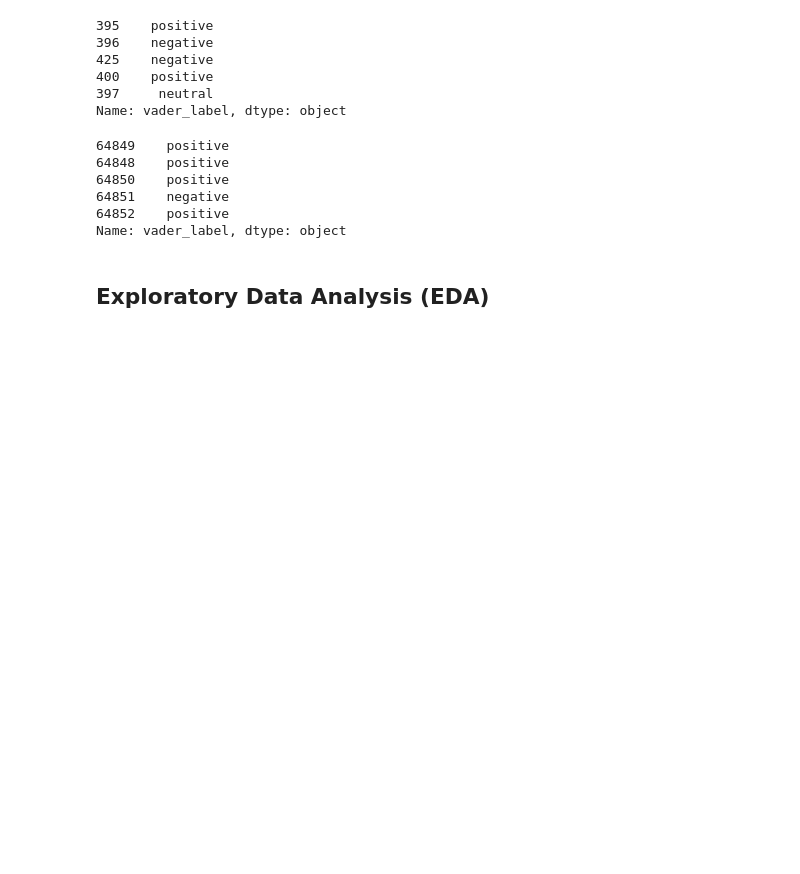
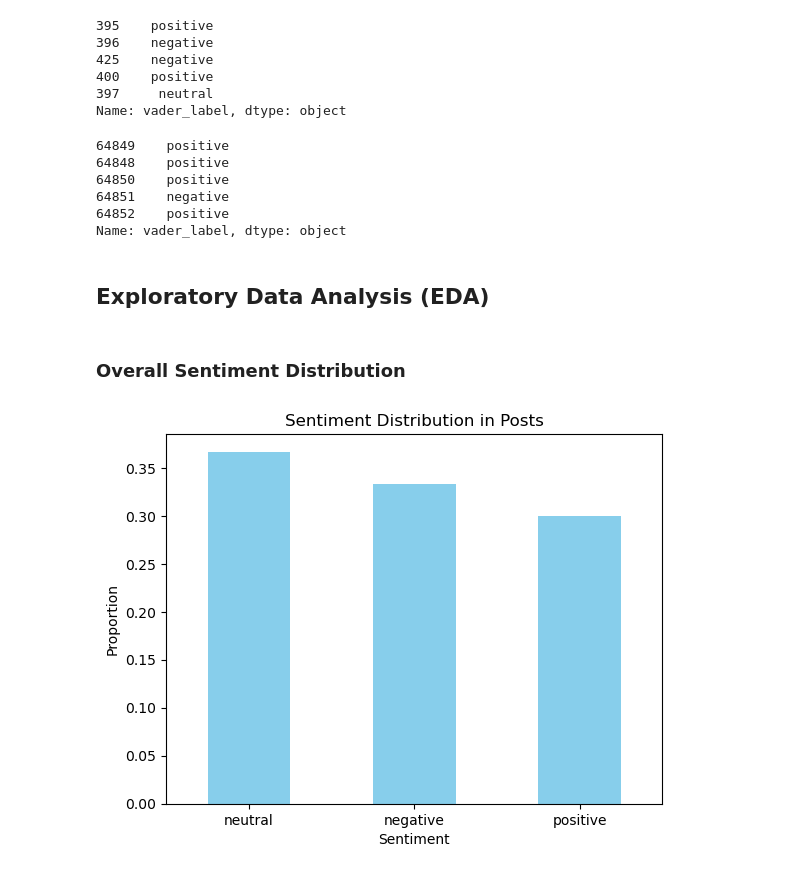
Before and after one commit to mtrmizzy/real-time-sentiment-dashboard, a Jupyter notebook: src/EDA-ModelNotebook.ipynb, the cells around one changed output. Saved outputs shown, nothing was run; the diff lists cells and outputs as text; code cells hidden in the pictures; blank space fills up the shorter version.

```diff
--- a/src/EDA-ModelNotebook.ipynb
+++ b/src/EDA-ModelNotebook.ipynb
@@ -549,6 +550,6 @@ from vaderSentiment.vaderSentiment import SentimentIntensityAnalyzer
 analyzer = SentimentIntensityAnalyzer()
 # %%
 # Test of vaderSentiment
-score = analyzer.polarity_scores("i love this is a wonderful day.")
+score = analyzer.polarity_scores("i love this wonderful day.")
 print(score)
 # %% [output]
@@ -588,4 +589,15 @@ cleaned_comments_df['vader_label'].head()
 64852    positive
 Name: vader_label, dtype: object
 # %% [markdown]
-## Exploratory Data Analysis (EDA)
+## **Exploratory Data Analysis (EDA)**
+# %% [markdown]
+### **Overall Sentiment Distribution**
+# %%
+cleaned_posts_df['vader_label'].value_counts(normalize=True).plot(kind='bar', color='skyblue')
+plt.title('Sentiment Distribution in Posts')
+plt.ylabel('Proportion')
+plt.xlabel('Sentiment')
+plt.xticks(rotation=0)
+plt.show()
+# %% [output]
+[figure, added]
```
Also changed, not shown: parts of 33 cells of this notebook, 2 other files.
